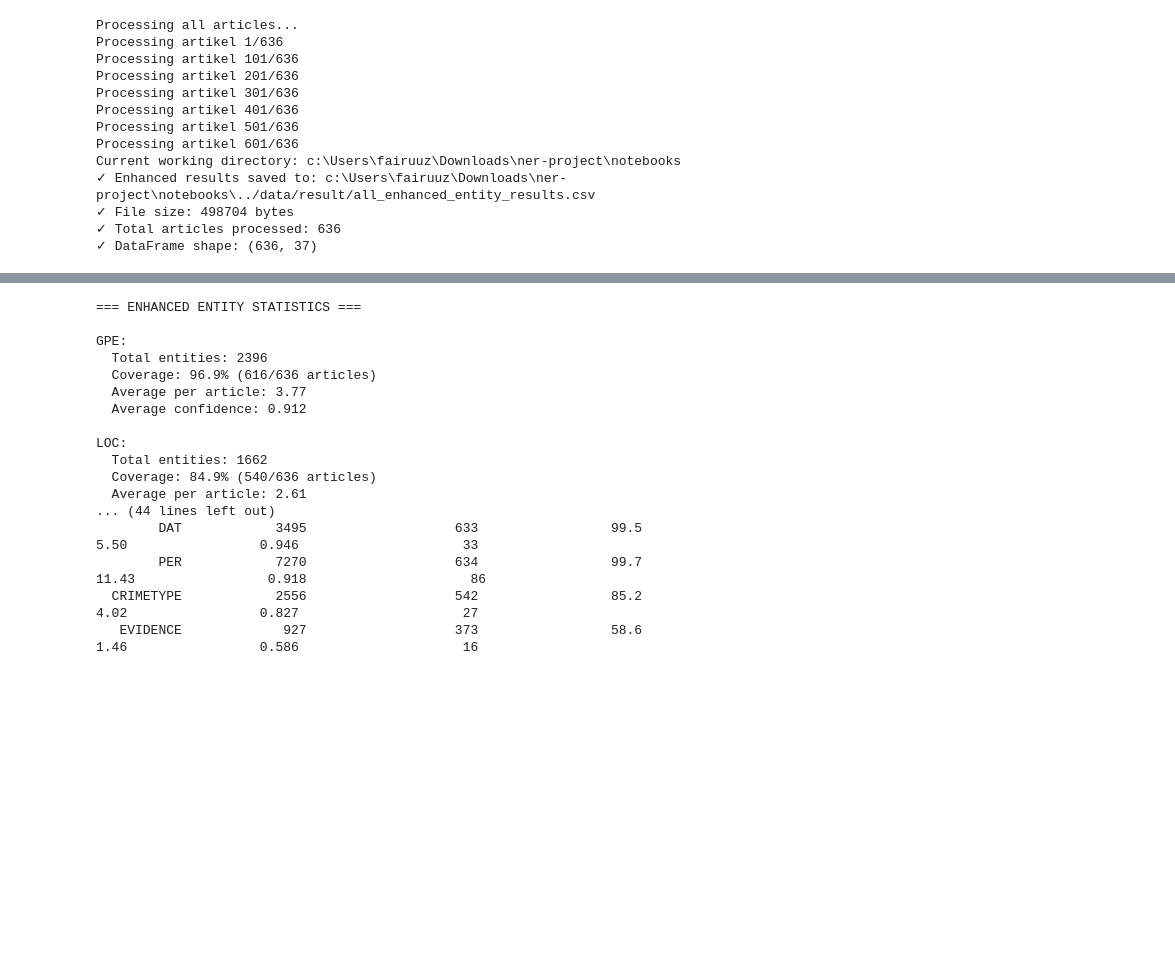
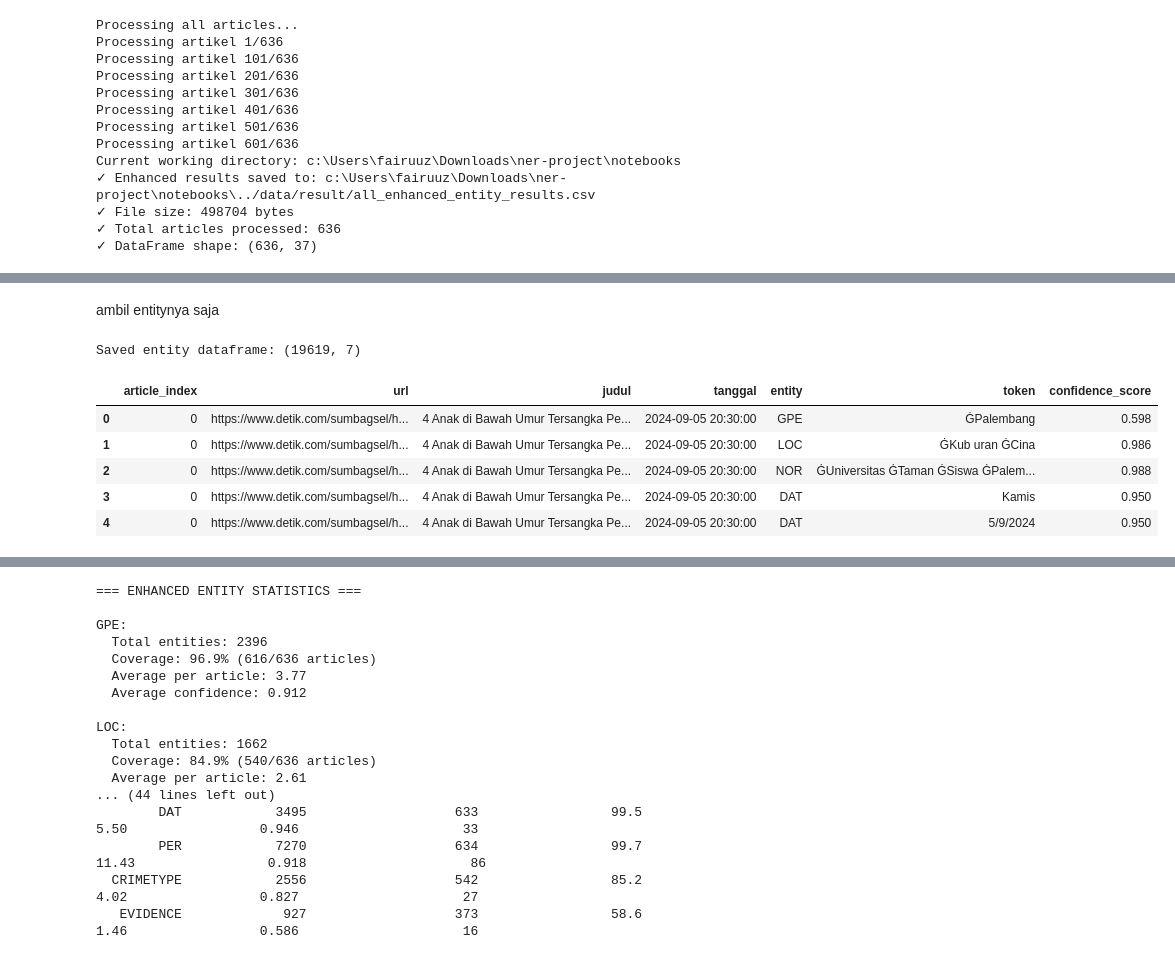
Before and after one commit to fairuuz16/ner-project, a Jupyter notebook: notebooks/04-ner.ipynb, the cells around one changed output, grey strips where cells are left out. Saved outputs shown, nothing was run; the diff lists cells and outputs as text; code cells hidden in the pictures; blank space fills up the shorter version.

```diff
--- a/notebooks/04-ner.ipynb
+++ b/notebooks/04-ner.ipynb
@@ -524,0 +538,43 @@ Current working directory: c:\Users\fairuuz\Downloads\ner-project\notebooks
+# %% [markdown]
+ambil entitynya saja
+# %%
+def create_entity_dataframe_from_csv(df):
+    entity_data = []
+    target_entities = ['gpe', 'loc', 'nor', 'law', 'dat', 'per', 'crimetype', 'evidence']
+
+    for idx, row in df.iterrows():
+        for entity in target_entities:
+            entities_col = f'{entity}_entities'
+            avg_score_col = f'{entity}_avg_score'
+
+            if entities_col in df.columns and pd.notna(row[entities_col]) and row[entities_col] != '':
+                # Split entitas yang dipisahkan dengan ';'
+                entities = [e.strip() for e in str(row[entities_col]).split(';') if e.strip()]
+
+                for entity_token in entities:
+                    entity_data.append({
+                        'article_index': row['index'],
+                        'url': row['url'],
+                        'judul': row['judul'],
+                        'tanggal': row['tanggal'],
+                        'entity': entity.upper(),
+                        'token': entity_token,
+                        'confidence_score': row[avg_score_col] if avg_score_col in df.columns else 0.0
+                    })
+
+    return pd.DataFrame(entity_data)
+
+# Load dari CSV dan buat entity dataframe
+cek = pd.read_csv('../data/result/all_enhanced_entity_results.csv')
+entity_df = create_entity_dataframe_from_csv(cek)
+entity_df.to_csv('../data/result/ner_entities.csv', index=False, encoding='utf-8')
+print(f"Saved entity dataframe: {entity_df.shape}")
+entity_df.head()
+# %% [output]
+Saved entity dataframe: (19619, 7)
+|  | article_index | url | judul | tanggal | entity | token | confidence_score |
+| 0 | 0 | https://www.detik.com/sumbagsel/h... | 4 Anak di Bawah Umur Tersangka Pe... | 2024-09-05 20:30:00 | GPE | ĠPalembang | 0.598 |
+| 1 | 0 | https://www.detik.com/sumbagsel/h... | 4 Anak di Bawah Umur Tersangka Pe... | 2024-09-05 20:30:00 | LOC | ĠKub uran ĠCina | 0.986 |
+| 2 | 0 | https://www.detik.com/sumbagsel/h... | 4 Anak di Bawah Umur Tersangka Pe... | 2024-09-05 20:30:00 | NOR | ĠUniversitas ĠTaman ĠSiswa ĠPalem... | 0.988 |
+| 3 | 0 | https://www.detik.com/sumbagsel/h... | 4 Anak di Bawah Umur Tersangka Pe... | 2024-09-05 20:30:00 | DAT | Kamis | 0.950 |
+| 4 | 0 | https://www.detik.com/sumbagsel/h... | 4 Anak di Bawah Umur Tersangka Pe... | 2024-09-05 20:30:00 | DAT | 5/9/2024 | 0.950 |
```
Also changed, not shown: parts of 14 cells of this notebook, 6 other files.
